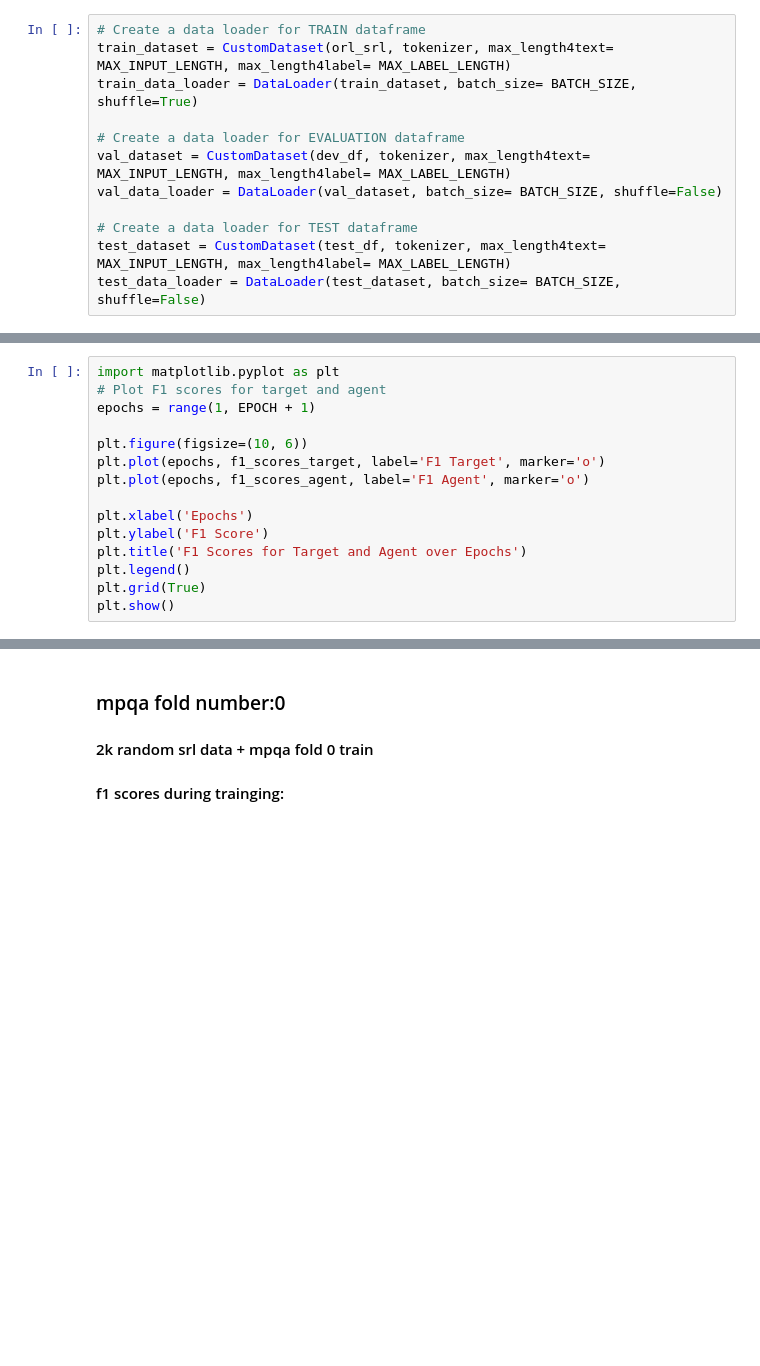
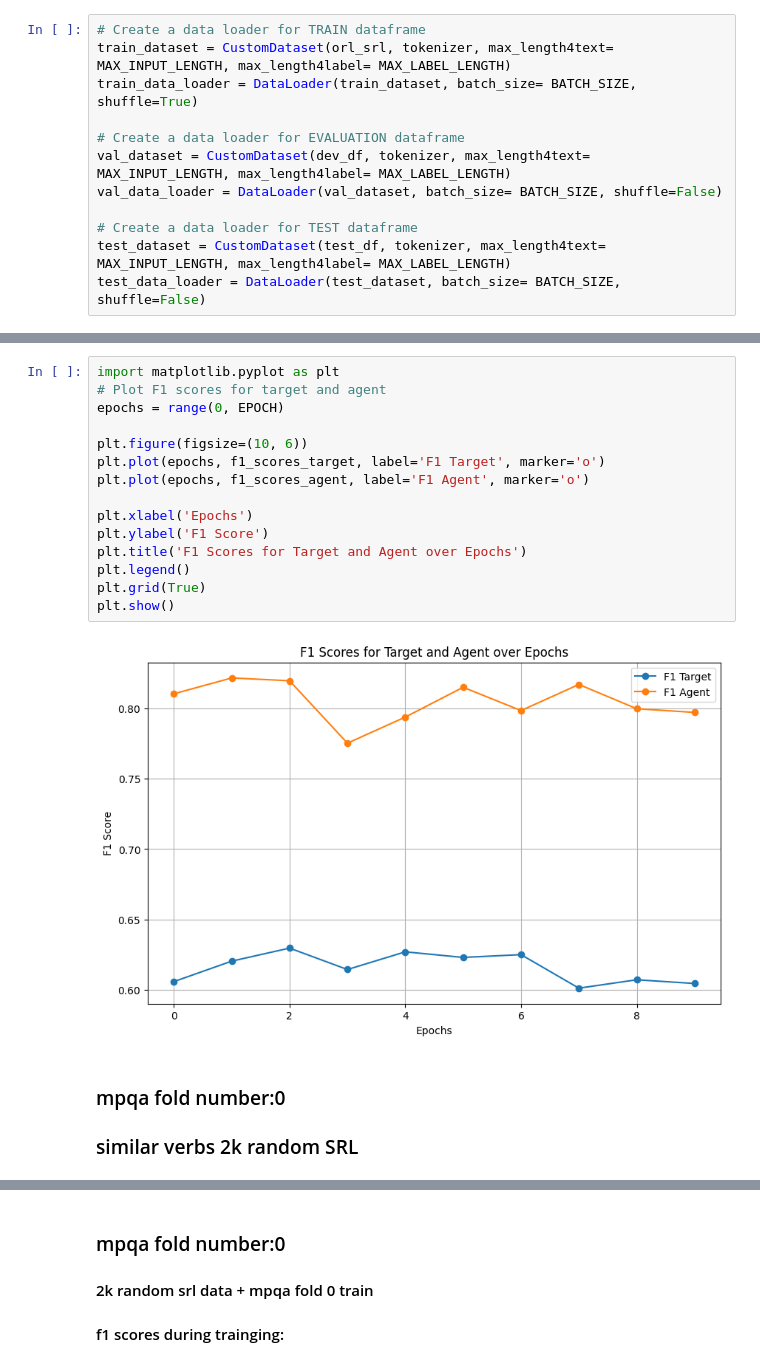
Before and after one commit to houman-nr/vigilant-umbrella, a Jupyter notebook: accuracy-explorer-4-t5.ipynb, the cells around one changed output, grey strips where cells are left out. Drawn from its saved outputs; the diff is of its cells as text; blank space fills up the shorter version.

```diff
--- a/accuracy-explorer-4-t5.ipynb
+++ b/accuracy-explorer-4-t5.ipynb
@@ -547,15 +466,20 @@ train_data(train_data_loader, val_data_loader)
 # %%
 import matplotlib.pyplot as plt
 # Plot F1 scores for target and agent
-epochs = range(1, EPOCH + 1)
+epochs = range(0, EPOCH)
 
 plt.figure(figsize=(10, 6))
 plt.plot(epochs, f1_scores_target, label='F1 Target', marker='o')
 plt.plot(epochs, f1_scores_agent, label='F1 Agent', marker='o')
 
 plt.xlabel('Epochs')
 plt.ylabel('F1 Score')
 plt.title('F1 Scores for Target and Agent over Epochs')
 plt.legend()
 plt.grid(True)
 plt.show()
+# %% [output]
+[figure, added]
+# %% [markdown]
+### mpqa fold number:0
+### similar verbs 2k random SRL
```
Also changed, not shown: parts of 11 cells of this notebook.
